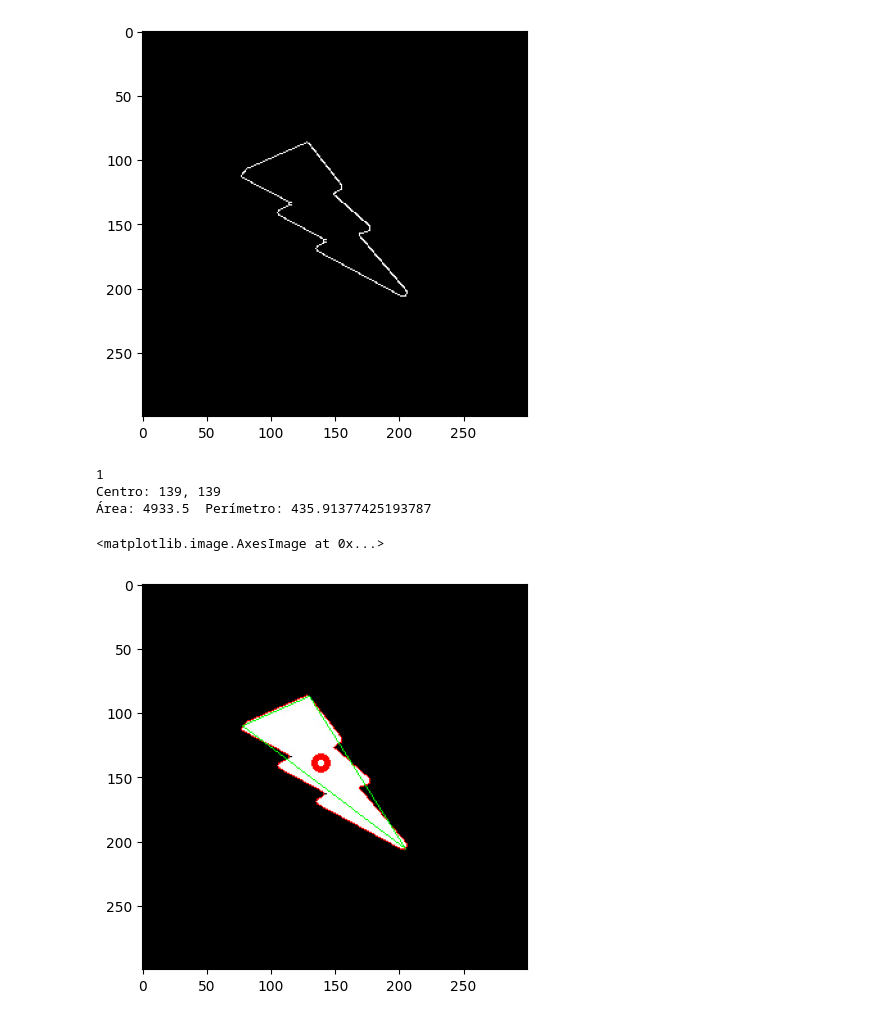
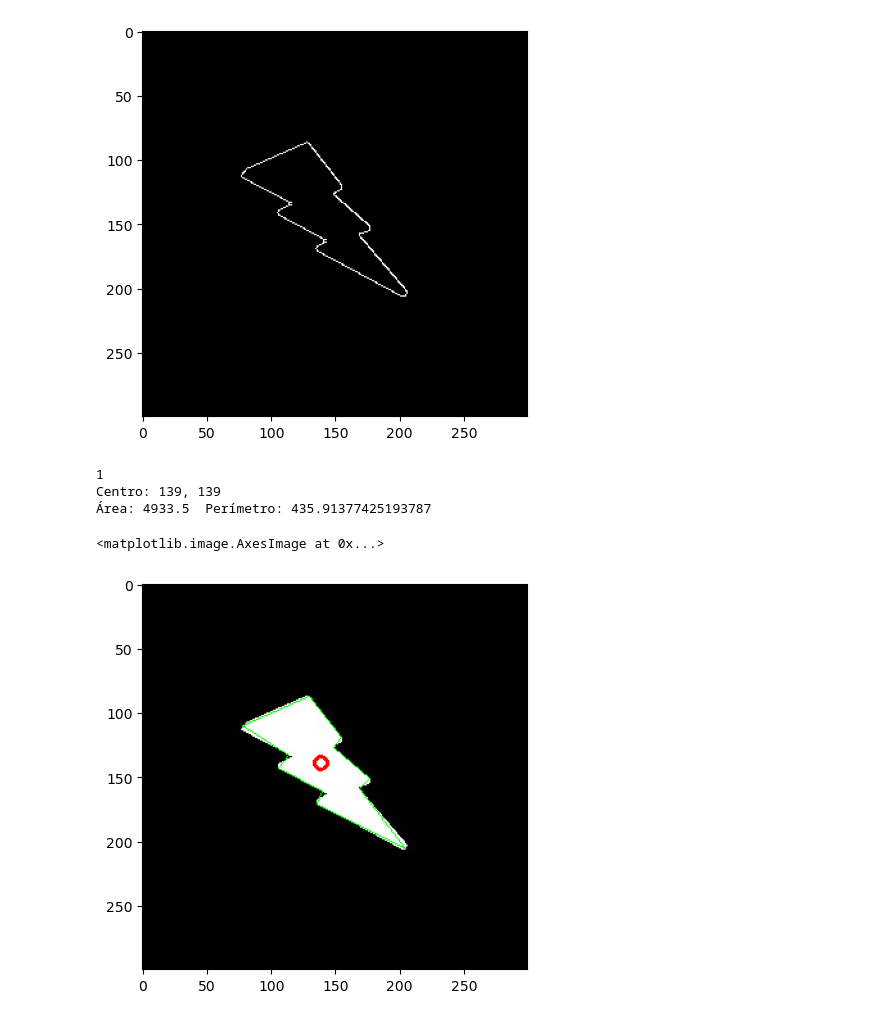
Before and after one commit to daferre01/BIGDATA-IA, a Jupyter notebook: IA/PROGRAMACION_DE_IA/Espacios_de_Color/contornos.ipynb, the cells around one changed output. Cells and saved outputs as stored; diff of their text form; code cells hidden in the pictures.

```diff
--- a/IA/PROGRAMACION_DE_IA/Espacios_de_Color/contornos.ipynb
+++ b/IA/PROGRAMACION_DE_IA/Espacios_de_Color/contornos.ipynb
@@ -14,4 +14,4 @@ if IN_COLAB:
     sys.path.append(data_dir)
 else:
     import os
-    data_dir = os.path.dirname(__file__) + "/"
+    data_dir = os.path.dirname('imagenes/') + "/"
@@ -43,24 +41,24 @@ plt.imshow(cn, cmap="gray")
 # %%
 1
 contornos, jerarquia = cv.findContours(cn.copy(), cv.RETR_EXTERNAL, cv.CHAIN_APPROX_SIMPLE)
 print(len(contornos))
 cnt = contornos[0]
 M = cv.moments(cnt)
 if M['m00'] != 0:
   cx = int(M["m10"]/M['m00'])
   cy = int(M["m01"]/M['m00'])
   print(f"Centro: {cx}, {cy}")
   cv.circle(imgc, (cx, cy), 5, (255, 0, 0), 2)
 area = cv.contourArea(cnt)
 perimetro = cv.arcLength(cnt, True)
 print(f"Área: {area}  Perímetro: {perimetro}")
 
-approx = cv.approxPolyDP(cnt, 0.1*perimetro, True )
+approx = cv.approxPolyDP(cnt, 0.01*perimetro, True )
 cv.drawContours(imgc, [approx], -1, (0,255,0), 1)
 plt.imshow(imgc)
 # %% [output]
 1
 Centro: 139, 139
 Área: 4933.5  Perímetro: 435.91377425193787
 <matplotlib.image.AxesImage at 0x...>
-[figure, old version]
+[figure, new version]
```
Also changed, not shown: parts of 3 cells of this notebook, 1 other file.
